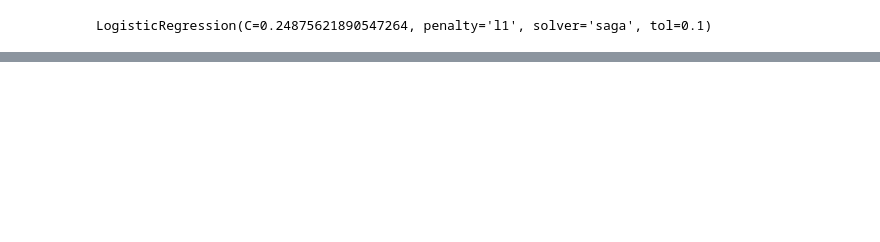
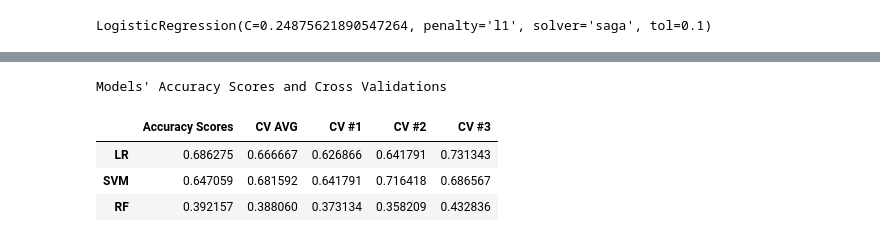
Before and after one commit to MAlejandroVC/Proyecto1, a Jupyter notebook: Project_3/Bouquet_of_Flowers.ipynb, the cells around one changed output, grey strips where cells are left out. Saved outputs shown, nothing was run; the diff lists cells and outputs as text; code cells hidden in the pictures; blank space fills up the shorter version.

Commit message:
Modelos básicos

```diff
--- a/Project_3/Bouquet_of_Flowers.ipynb
+++ b/Project_3/Bouquet_of_Flowers.ipynb
@@ -42,0 +173,4 @@ LogisticRegression(C=0.24875621890547264, penalty='l1', solver='saga', tol=0.1)
+# %%
+CV_SVM = cross_val_score(SVM, X_train, y_train, cv=3, scoring = "accuracy")
+# %%
+AS_SVM = accuracy_score(y_test,y_predictSVM)
@@ -42,0 +179,4 @@ LogisticRegression(C=0.24875621890547264, penalty='l1', solver='saga', tol=0.1)
+# %%
+CV_RF = cross_val_score(RFC, X_train, y_train, cv=3, scoring = "accuracy")
+# %%
+AS_RF = accuracy_score(y_test,y_predictRF)
@@ -42,0 +196,24 @@ LogisticRegression(C=0.24875621890547264, penalty='l1', solver='saga', tol=0.1)
+# %%
+#Creación de dataframe con los resultados
+models = ["LR","SVM", "RF"]#, "CNN"]
+AS_values = [AS_LR, AS_SVM, AS_RF]#,  AS_CNN[1]]
+CV_values = [CV_LR, CV_SVM, CV_RF]#, [CV_CNN[1],'-','-']]
+
+data = {"Accuracy Scores": AS_values, "Cross Validations": CV_values}
+df = pd.DataFrame(data, index = models)
+
+#Separación de arrays de Cross Validations en columnas, referenciando (10)
+dfCV = pd.DataFrame(df['Cross Validations'].to_list(), columns=['CV #1','CV #2','CV #3'], index = models)
+#Cálculo de promedio de Cross Validations
+dfCV.insert(0,'CV AVG', dfCV[['CV #1','CV #2','CV #3']].mean(axis=1, numeric_only=True))
+
+#Concatenación de dataframes con las columnas finales, referenciando (11)
+dfAcc = pd.concat([df['Accuracy Scores'], dfCV], axis=1)
+dfAcc = dfAcc.style.set_caption("Models' Accuracy Scores and Cross Validations")
+dfAcc
+# %% [output]
+Models' Accuracy Scores and Cross Validations
+|  | Accuracy Scores | CV AVG | CV #1 | CV #2 | CV #3 |
+| LR | 0.686275 | 0.666667 | 0.626866 | 0.641791 | 0.731343 |
+| SVM | 0.647059 | 0.681592 | 0.641791 | 0.716418 | 0.686567 |
+| RF | 0.392157 | 0.388060 | 0.373134 | 0.358209 | 0.432836 |
```
Also changed, not shown: parts of 45 cells of this notebook.
